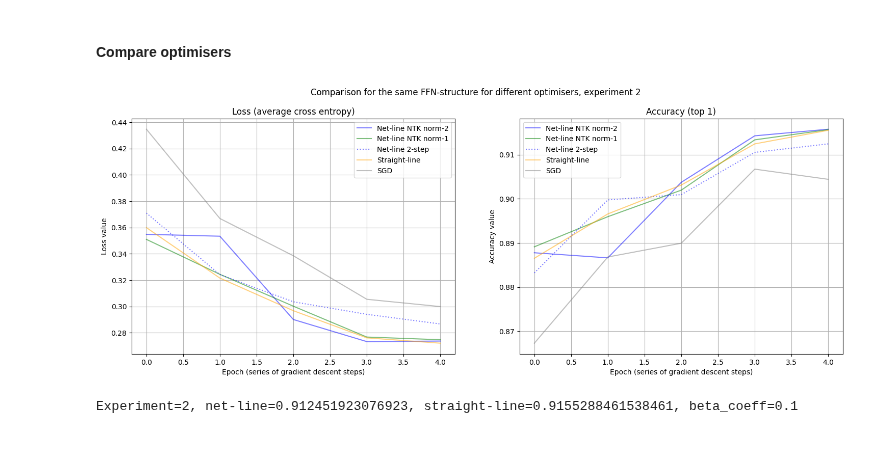
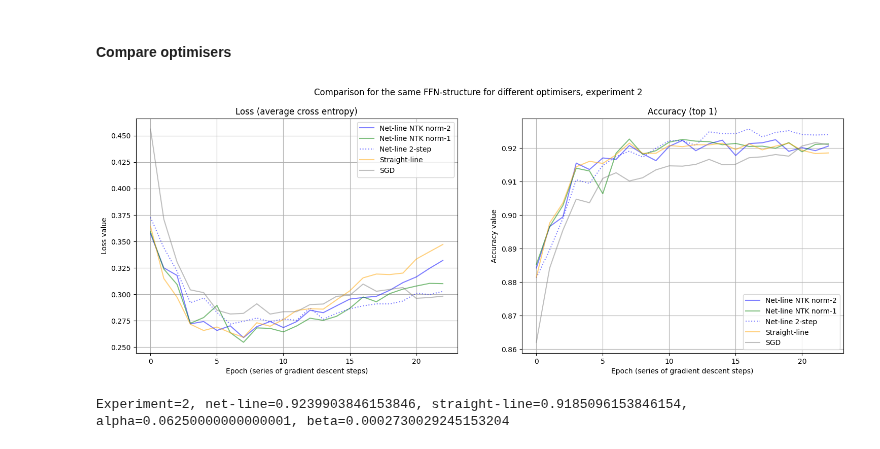
Before and after one commit to vkmbox/adaptive_stepsize, a Jupyter notebook: eminst_ffn_comparison.ipynb, the cells around one changed output. Saved outputs shown, nothing was run; the diff lists cells and outputs as text; code cells hidden in the pictures.

```diff
--- a/eminst_ffn_comparison.ipynb
+++ b/eminst_ffn_comparison.ipynb
@@ -37,7 +37,7 @@ DEVICE = torch.device('cuda:0' if torch.cuda.is_available() else 'cpu')
 slope_plus, slope_minus=1.0, 0.1
 
 EXPERIMENTS = 3
-EPOCHS_PER_EXPERIMENT = 5 #0
+EPOCHS_PER_EXPERIMENT = 25
 DATASET_PATH = "./datasets"
 # %% [markdown]
 #### EMNIST dataset
@@ -162,10 +202,11 @@ meta = MetaData(batch_size = BATCH_SIZE, output_dim=OUTPUT_DIM, lb = 0.005, lw =
 '''
 0-num of experiment; 1-epoch;
 2-net: 0-Straight-line, 1-Sgd fixed lr, 2-Net-line NTK norm-2, 3-Net-line step, 4-Net-line NTK norm-1
-3-param: 0-test accuracy (Top-1), 1-test errror (cross-entropy)
+3-param: 0-test accuracy (Top-1), 1-test errror (cross-entropy), 2 - qq_test
 '''
-experimental_results = np.zeros((EXPERIMENTS, EPOCHS_PER_EXPERIMENT, 5, 2))
+experimental_results = np.zeros((EXPERIMENTS, EPOCHS_PER_EXPERIMENT, 5, 3))
 eta_fixed = 0.01
+qq_divider = 2.0
 
 for experiment in range(EXPERIMENTS):
 
@@ -200,20 +241,27 @@ for experiment in range(EXPERIMENTS):
     opt_linestep = NetLineStepProcessor(net_linestep, nn.CrossEntropyLoss(), meta, DEVICE)
     opt_linestep.c1 = 0.05
     opt_linestep.eta0 = 0.0001
-    opt_linestep.alpha = 0.25
-    opt_linestep.beta = 0.1
+    opt_linestep.alpha = 0.5 #0.25
+    opt_linestep.beta = 0.001 #0.1
     opt_linestep.iter_max = 2
 
     for epoch in range(EPOCHS_PER_EXPERIMENT):
         #beta for net-line
-        loss_data = experimental_results[experiment, 0:epoch, 3, 1]
+        loss_data, qq_data = \
+            experimental_results[experiment, 0:epoch, 3, 1], experimental_results[experiment, 0:epoch, 3, 2]
         if len(loss_data) > 1 and ((loss_data[-2] - loss_data[-1])/loss_data[-1]) < -0.01:
-            opt_linestep.beta = opt_linestep.beta * math.sqrt(2.0)
+            #opt_linestep.beta = opt_linestep.beta * math.sqrt(2.0)
+            opt_linestep.alpha = opt_linestep.alpha * math.sqrt(0.5)
+        if len(qq_data) > 0:
+            opt_linestep.beta = qq_data[-1]/qq_divider
         #lr for SGD
         lr = eta_fixed if epoch < 20 else eta_fixed * 0.1 if epoch < 40 else eta_fixed * 0.01
 
+        mt_qq = AverageMeter()
+
         for train_batch in train_dataloader:
-            images, labels = train_batch
+            images, labels_raw = train_batch
+            labels = labels_raw - 1
             images = images.to(DEVICE)
             labels = labels.to(DEVICE)
             batch_size = images.shape[0]
@@ -238,45 +286,48 @@ for experiment in range(EXPERIMENTS):
             logging.info("####Step with net-line norm2 NTK version")
             with torch.no_grad():
                 logits4 = net_linentk2.forward_(xx)
-            eta2L, _ = opt_linentk2.step(net_linentk2, logits4.detach().cpu().numpy(), labels, xx)
+            _, _ = opt_linentk2.step(net_linentk2, logits4.detach().cpu().numpy(), labels, xx)
 
             logging.info("####Step with net-line norm1 NTK version")
             with torch.no_grad():
                 logits5 = net_linentk1.forward_(xx)
-            eta2L, _ = opt_linentk1.step(net_linentk1, logits5.detach().cpu().numpy(), labels, xx)
+            _, _ = opt_linentk1.step(net_linentk1, logits5.detach().cpu().numpy(), labels, xx)
 
             logging.info("####Step with net-line 2-step version")
-            step_result = opt_linestep.step(labels, xx, momentum=0.9, nesterov=True)
+            step_result = opt_linestep.step(labels, xx, momentum=0.0) #, nesterov=True)
+            mt_qq.update(step_result.qq_test)
 
+        #qq_test
+        experimental_results[experiment, epoch, 3, 2] = mt_qq.avg
         # testing loop
         acc0, loss0 = test_loop(net_straightline)
         experimental_results[experiment, epoch, 0, 0] = acc0
         experimental_results[experiment, epoch, 0, 1] = loss0
 
         acc1, loss1 = test_loop(net_sgd)
         experimental_results[experiment, epoch, 1, 0] = acc1
         experimental_results[experiment, epoch, 1, 1] = loss1
 
         acc2, loss2 = test_loop(net_linentk2)
         experimental_results[experiment, epoch, 2, 0] = acc2
         experimental_results[experiment, epoch, 2, 1] = loss2
 
         acc3, loss3 = test_loop(net_linestep)
         experimental_results[experiment, epoch, 3, 0] = acc3
         experimental_results[experiment, epoch, 3, 1] = loss3
 
         acc4, loss4 = test_loop(net_linentk1)
         experimental_results[experiment, epoch, 4, 0] = acc4
         experimental_results[experiment, epoch, 4, 1] = loss4
 
         title="Comparison for the same FFN-structure for different optimisers, experiment {}".format(experiment)
         experiment_comparison(experimental_results[experiment, 0:epoch+1], None, 0, 100, title=title)
 
-        print("Experiment={}, net-line={}, straight-line={}, beta_coeff={}"\
-            .format(experiment, acc3, acc0, opt_linestep.beta))
+        print("Experiment={}, net-line={}, straight-line={}, alpha={}, beta={}"\
+            .format(experiment, acc3, acc0, opt_linestep.alpha, opt_linestep.beta))
 # %% [output]
-[figure, old version]
+[figure, new version]
-Experiment=2, net-line=0.912451923076923, straight-line=0.9155288461538461, beta_coeff=0.1
+Experiment=2, net-line=0.9239903846153846, straight-line=0.9185096153846154, alpha=0.06250000000000001, beta=0.0002730029245153204
 # %%
 experimental_mean = np.mean(experimental_results, axis=0)
 experimental_var = np.var(experimental_results, axis=0)
```
Also changed, not shown: parts of 3 cells of this notebook, 4 other files.
